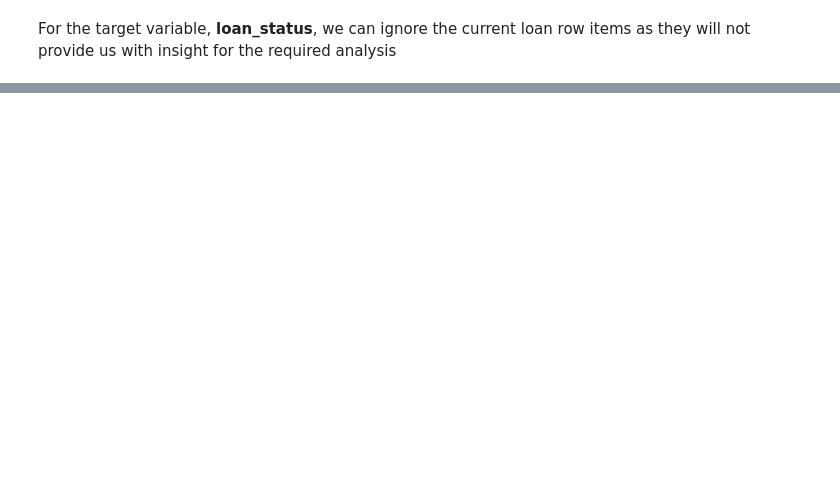
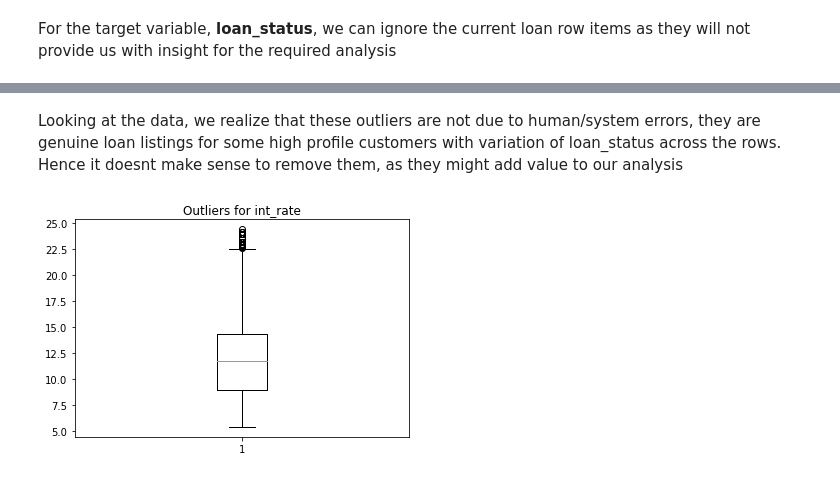
Before and after one commit to adiraptor/LendingClubCaseStudy, a Jupyter notebook: lending_club_data_analysis.ipynb, the cells around one changed output, grey strips where cells are left out. Cells and saved outputs as stored; diff of their text form; code cells hidden in the pictures; blank space fills up the shorter version.

```diff
--- a/lending_club_data_analysis.ipynb
+++ b/lending_club_data_analysis.ipynb
@@ -371,0 +438,11 @@ loan_dataset_final.info()
+# %% [markdown]
+Looking at the data, we realize that these outliers are not due to human/system errors, they are genuine loan listings for some high profile customers with variation of loan_status across the rows. Hence it doesnt make sense to remove them, as they might add value to our analysis
+# %%
+fig1, ax1 = plt.subplots()
+ax1.set_title('Outliers for int_rate')
+
+ax1.boxplot(loan_dataset_final['int_rate'])
+
+plt.show()
+# %% [output]
+[figure, added]
```
Also changed, not shown: parts of 22 cells of this notebook.
